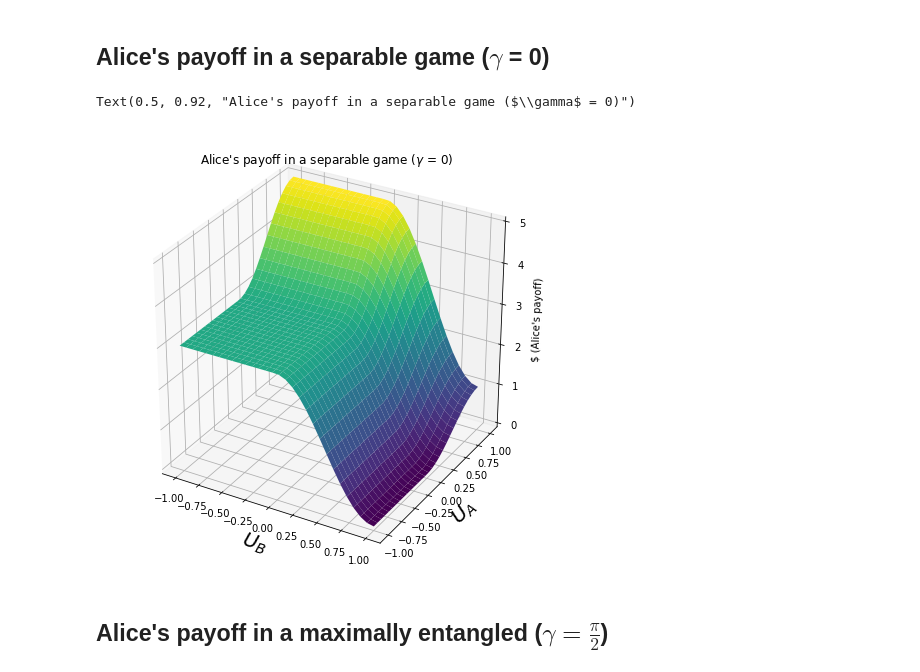
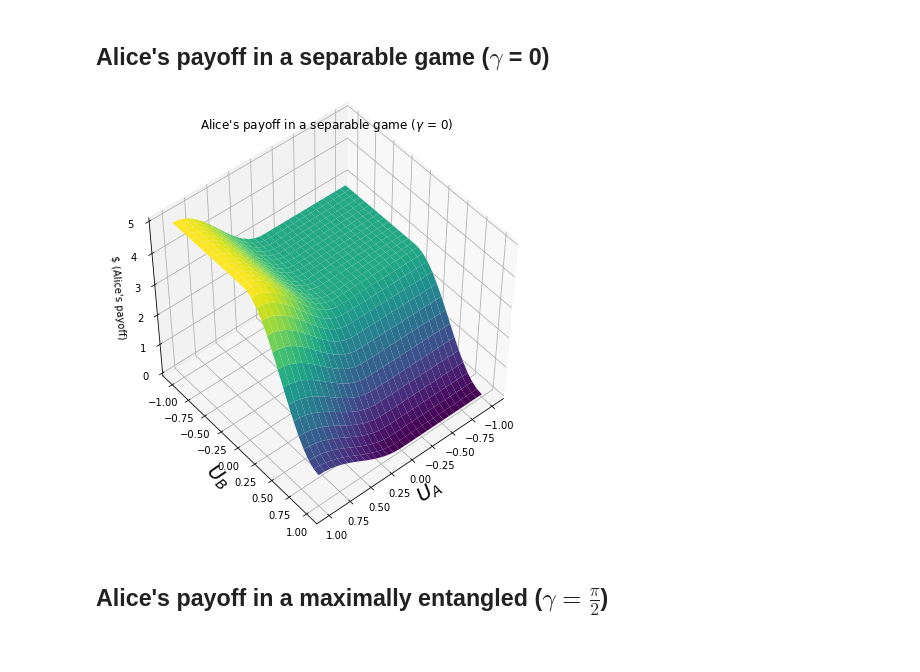
Before and after one commit to Jabi7/QPD, a Jupyter notebook: QPD.ipynb, the cells around one changed output. Saved outputs shown, nothing was run; the diff lists cells and outputs as text; code cells hidden in the pictures.

```diff
--- a/QPD.ipynb
+++ b/QPD.ipynb
@@ -84,15 +84,15 @@ Z = v(X, Y)
 # %%
 fig = plt.figure(figsize=(8,8))
 ax = plt.axes(projection='3d')
-ax.plot_surface(Y, X, Z, rstride=1, cstride=1,
+ax.plot_surface(X, Y, Z, rstride=1, cstride=1,
                 cmap='viridis', edgecolor='none')
-ax.set_xlabel("$U_B$", fontsize=20)
-ax.set_ylabel("$U_A$", fontsize=20)
+ax.set_xlabel("$U_A$", fontsize=20)
+ax.set_ylabel("$U_B$", fontsize=20)
 ax.set_zlabel("$ (Alice's payoff)")
 ax.set_title("Alice's payoff in a separable game ($\gamma$ = 0)")
+ax.view_init(50, 50)
 # %% [output]
-Text(0.5, 0.92, "Alice's payoff in a separable game ($\\gamma$ = 0)")
-[figure, old version]
+[figure, new version]
 # %% [markdown]
 ## Alice's payoff in a maximally entangled ($\gamma = \frac{\pi}{2}$)
 # %%
```
Also changed, not shown: parts of 1 cell of this notebook.
